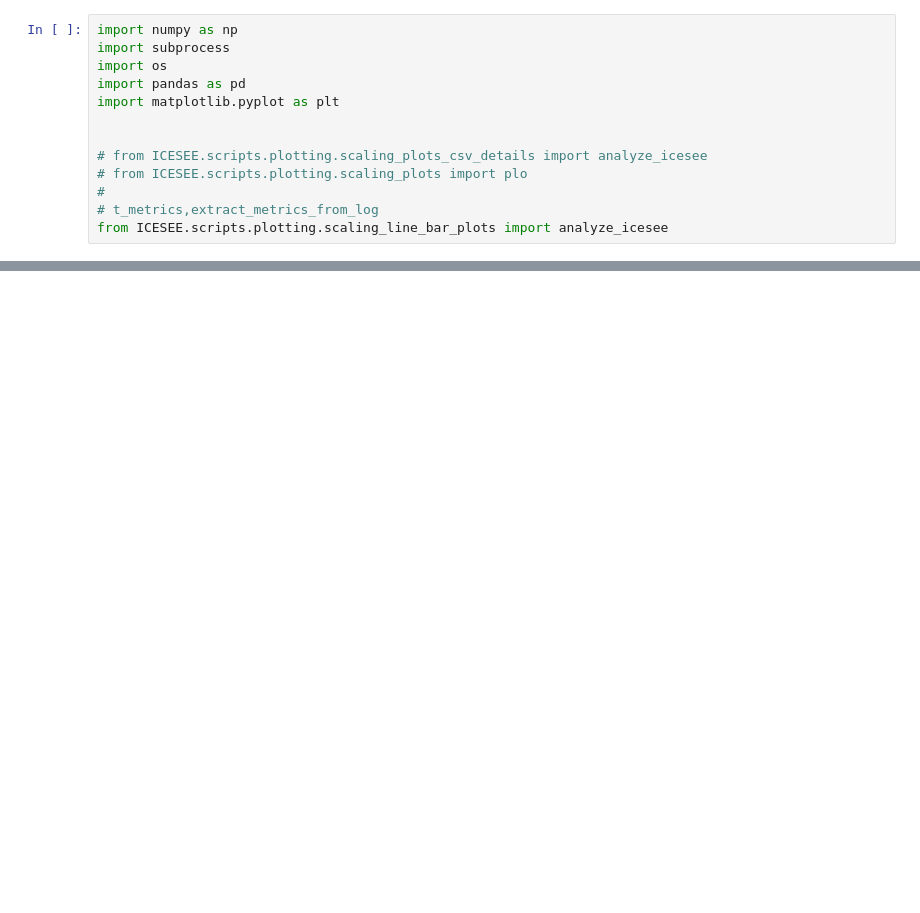
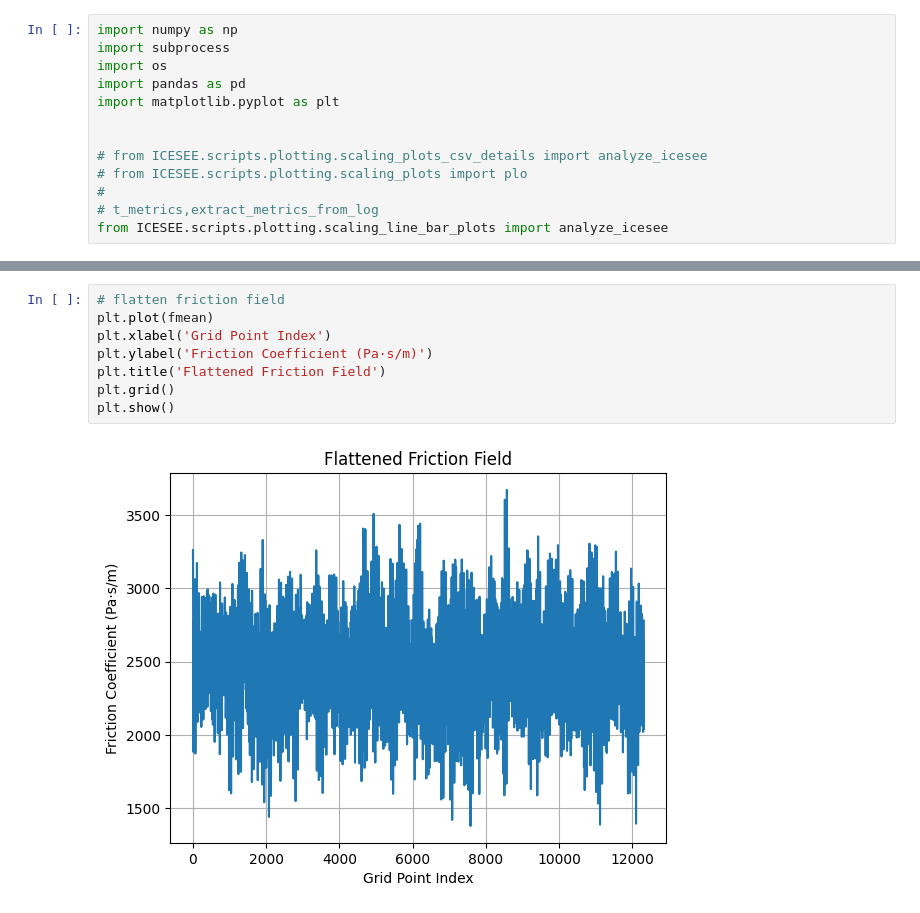
Before and after one commit to ICESEE-project/ICESEE, a Jupyter notebook: applications/issm_model/examples/ISMIP_Choi/plot_scaling.ipynb, the cells around one changed output, grey strips where cells are left out. Drawn from its saved outputs; the diff is of its cells as text; blank space fills up the shorter version.

```diff
--- a/applications/issm_model/examples/ISMIP_Choi/plot_scaling.ipynb
+++ b/applications/issm_model/examples/ISMIP_Choi/plot_scaling.ipynb
@@ -548,0 +685,10 @@ print(bed_ens.shape)
+# %%
+# flatten friction field
+plt.plot(fmean)
+plt.xlabel('Grid Point Index')
+plt.ylabel('Friction Coefficient (Pa·s/m)')
+plt.title('Flattened Friction Field')
+plt.grid()
+plt.show()
+# %% [output]
+[figure, added]
```
Also changed, not shown: parts of 26 cells of this notebook, 13 other files.
